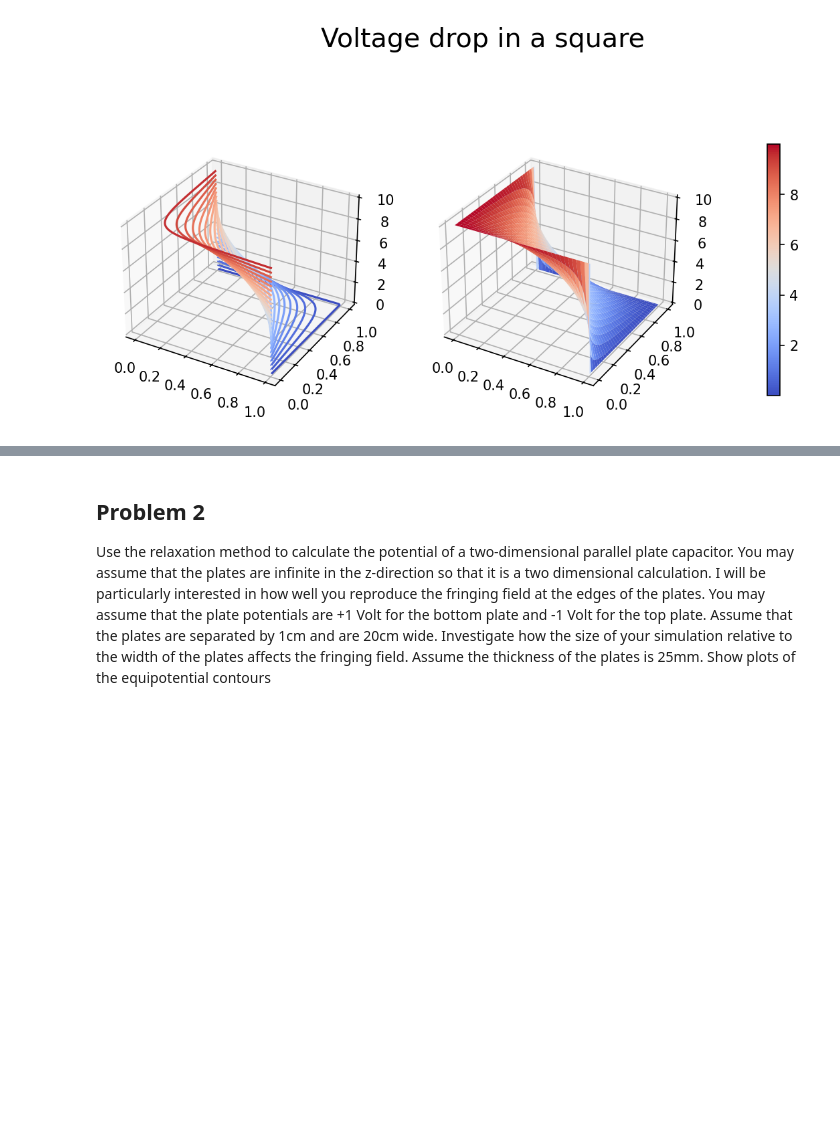
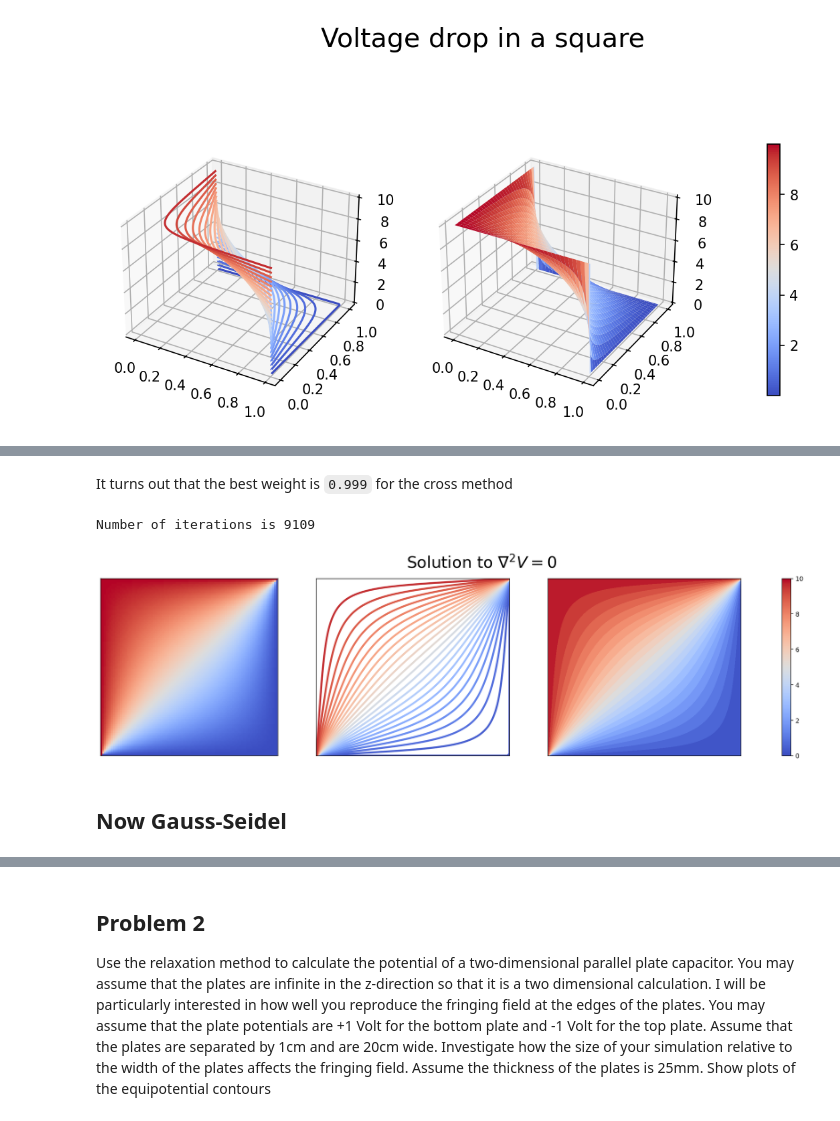
Before and after one commit to GuillermoFidalgo/UA-EM-1, a Jupyter notebook: Relaxation.ipynb, the cells around one changed output, grey strips where cells are left out. Cells and saved outputs as stored; diff of their text form; code cells hidden in the pictures; blank space fills up the shorter version.

```diff
--- a/Relaxation.ipynb
+++ b/Relaxation.ipynb
@@ -91,17 +107,20 @@ phi = relaxation(V)
 # %% [output]
 Number of iterations is 16806
 # %%
-fig,ax = plt.subplots(1,3,figsize=[23,5],dpi=140)
-kw = dict(cmap = "coolwarm", levels= 25, origin = "upper")
-img1 = ax[0].matshow(phi,cmap='coolwarm')
-ax[1].contour(phi,linewidths=3,**kw)
-ax[2].contourf(phi,**kw)
-fig.colorbar(img1,ax=ax)
+kw = {"cmap": "coolwarm", "levels": 25, "origin": "upper"}
 
-#removing any x or y labels
-for i in range(3):
-    ax[i].set_yticks([])
-    ax[i].set_xticks([])
 
-plt.suptitle(r"Solution to $\nabla^2 V = 0$",size = 25)
-plt.show()
+def make_plots(phi):
+    fig, ax = plt.subplots(1, 3, figsize=[23, 5], dpi=140)
+    img1 = ax[0].matshow(phi, cmap="coolwarm")
+    ax[1].contour(phi, linewidths=3, **kw)
+    ax[2].contourf(phi, **kw)
+    fig.colorbar(img1, ax=ax)
+
+    # removing any x or y labels
+    for i in range(3):
+        ax[i].set_yticks([])
+        ax[i].set_xticks([])
+
+    plt.suptitle(r"Solution to $\nabla^2 V = 0$", size=25)
+    plt.show()
@@ -167,0 +238,12 @@ def relaxation(V):
+# %% [markdown]
+It turns out that the best weight is `0.999` for the cross method
+# %%
+w = 0.999
+phi, i = cross_square(V, coeff=[w, 1 - w])
+
+make_plots(phi)
+# %% [output]
+Number of iterations is 9109
+[figure, added]
+# %% [markdown]
+## Now Gauss-Seidel
```
Also changed, not shown: parts of 24 cells of this notebook, 2 other files.
